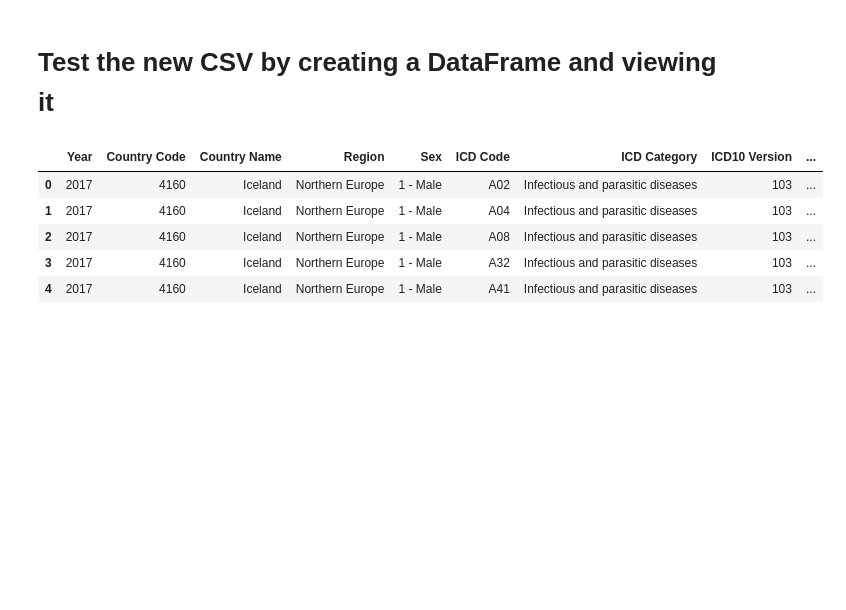
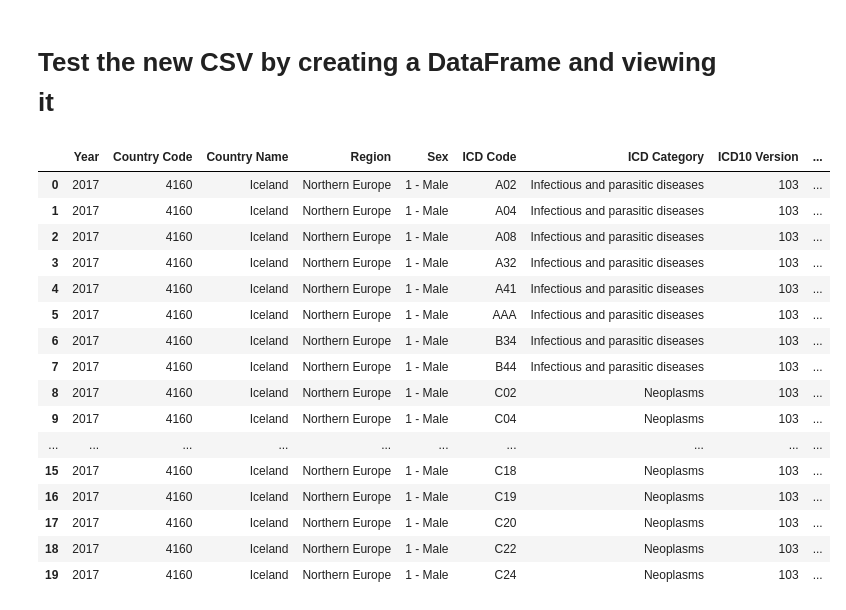
Before and after one commit to ShylaTatum/Group-Project-1, a Jupyter notebook: who_mortality_cleaning_workbook.ipynb, the cells around one changed output. Saved outputs shown, nothing was run; the diff lists cells and outputs as text; code cells hidden in the pictures; blank space fills up the shorter version.

```diff
--- a/who_mortality_cleaning_workbook.ipynb
+++ b/who_mortality_cleaning_workbook.ipynb
@@ -325,11 +325,23 @@ CSV file 'current_who_mortality_2017_2021.csv' has been written successfully.
 df_final = pd.read_csv('Resources/source_data/current_who_mortality_2017_2021.csv')
 # %%
 # View the first 5 rows of the new DataFrame
-display(df_final.head())
+display(df_final.head(20))
+df_final.to_csv('df_final.csv', index=False)
 # %% [output]
 |  | Year | Country Code | Country Name | Region | Sex | ICD Code | ICD Category | ICD10 Version | ... |
 | 0 | 2017 | 4160 | Iceland | Northern Europe | 1 - Male | A02 | Infectious and parasitic diseases | 103 | ... |
 | 1 | 2017 | 4160 | Iceland | Northern Europe | 1 - Male | A04 | Infectious and parasitic diseases | 103 | ... |
 | 2 | 2017 | 4160 | Iceland | Northern Europe | 1 - Male | A08 | Infectious and parasitic diseases | 103 | ... |
 | 3 | 2017 | 4160 | Iceland | Northern Europe | 1 - Male | A32 | Infectious and parasitic diseases | 103 | ... |
 | 4 | 2017 | 4160 | Iceland | Northern Europe | 1 - Male | A41 | Infectious and parasitic diseases | 103 | ... |
+| 5 | 2017 | 4160 | Iceland | Northern Europe | 1 - Male | AAA | Infectious and parasitic diseases | 103 | ... |
+| 6 | 2017 | 4160 | Iceland | Northern Europe | 1 - Male | B34 | Infectious and parasitic diseases | 103 | ... |
+| 7 | 2017 | 4160 | Iceland | Northern Europe | 1 - Male | B44 | Infectious and parasitic diseases | 103 | ... |
+| 8 | 2017 | 4160 | Iceland | Northern Europe | 1 - Male | C02 | Neoplasms | 103 | ... |
+| 9 | 2017 | 4160 | Iceland | Northern Europe | 1 - Male | C04 | Neoplasms | 103 | ... |
+| ... | ... | ... | ... | ... | ... | ... | ... | ... | ... |
+| 15 | 2017 | 4160 | Iceland | Northern Europe | 1 - Male | C18 | Neoplasms | 103 | ... |
+| 16 | 2017 | 4160 | Iceland | Northern Europe | 1 - Male | C19 | Neoplasms | 103 | ... |
+| 17 | 2017 | 4160 | Iceland | Northern Europe | 1 - Male | C20 | Neoplasms | 103 | ... |
+| 18 | 2017 | 4160 | Iceland | Northern Europe | 1 - Male | C22 | Neoplasms | 103 | ... |
+| 19 | 2017 | 4160 | Iceland | Northern Europe | 1 - Male | C24 | Neoplasms | 103 | ... |
```
Also changed, not shown: 1 other file.
